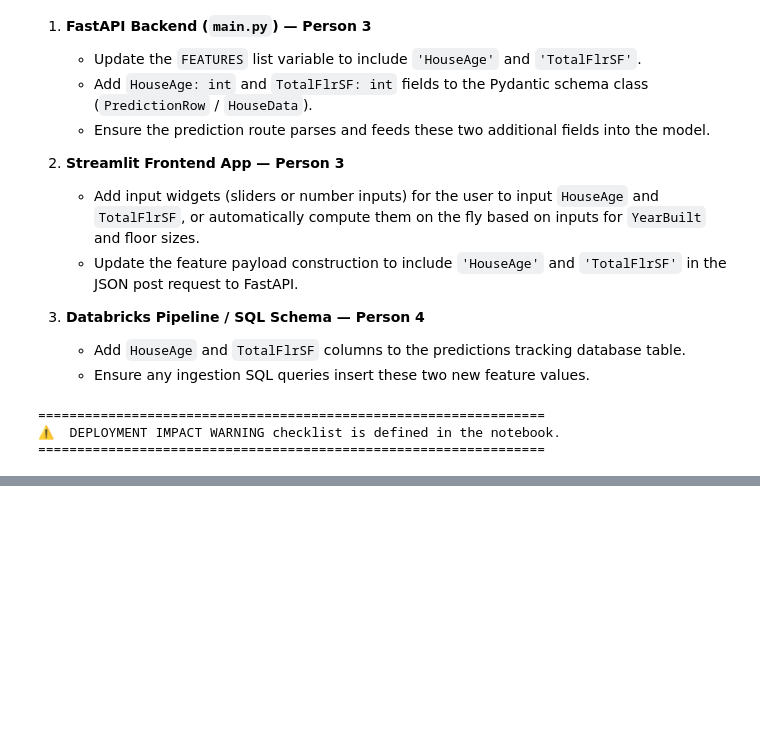
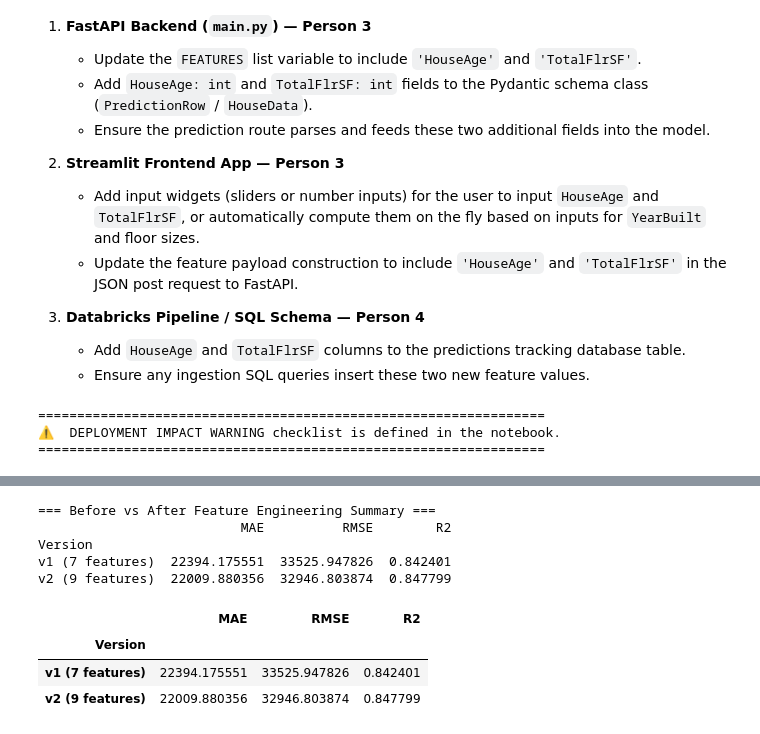
Before and after one commit to ubejdshahini/iowa-housing-ml-pipeline, a Jupyter notebook: model.ipynb, the cells around one changed output, grey strips where cells are left out. Drawn from its saved outputs; the diff is of its cells as text; code cells hidden in the pictures; blank space fills up the shorter version.

```diff
--- a/model.ipynb
+++ b/model.ipynb
@@ -849,0 +858,22 @@ print('=' * 65)
+# %%
+import pandas as pd
+
+# Collect metrics into DataFrame
+comparison_table = pd.DataFrame([
+    {'Version': 'v1 (7 features)', 'MAE': mae_rf_v1, 'RMSE': rmse_rf_v1, 'R2': r2_rf_v1},
+    {'Version': 'v2 (9 features)', 'MAE': mae_rf_v2, 'RMSE': rmse_rf_v2, 'R2': r2_rf_v2},
+]).set_index('Version')
+
+print('=== Before vs After Feature Engineering Summary ===')
+print(comparison_table.to_string())
+comparison_table
+# %% [output]
+=== Before vs After Feature Engineering Summary ===
+                          MAE          RMSE        R2
+Version
+v1 (7 features)  22394.175551  33525.947826  0.842401
+v2 (9 features)  22009.880356  32946.803874  0.847799
+|  | MAE | RMSE | R2 |
+| Version |  |  |  |
+| v1 (7 features) | 22394.175551 | 33525.947826 | 0.842401 |
+| v2 (9 features) | 22009.880356 | 32946.803874 | 0.847799 |
```
Also changed, not shown: parts of 5 cells of this notebook.
